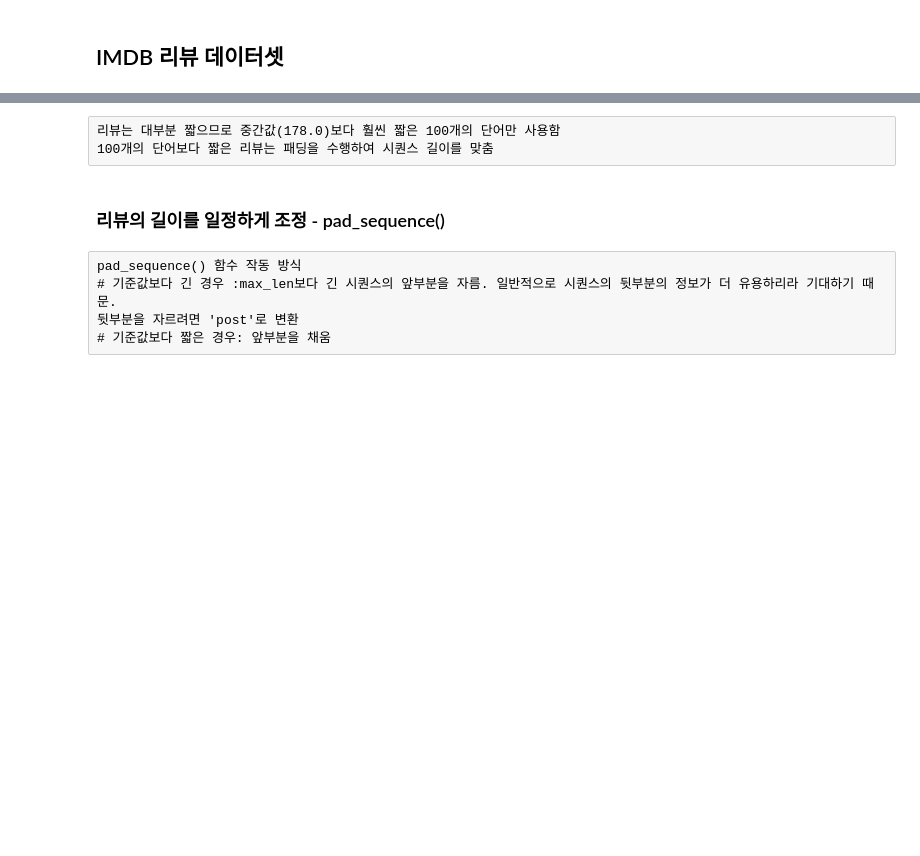
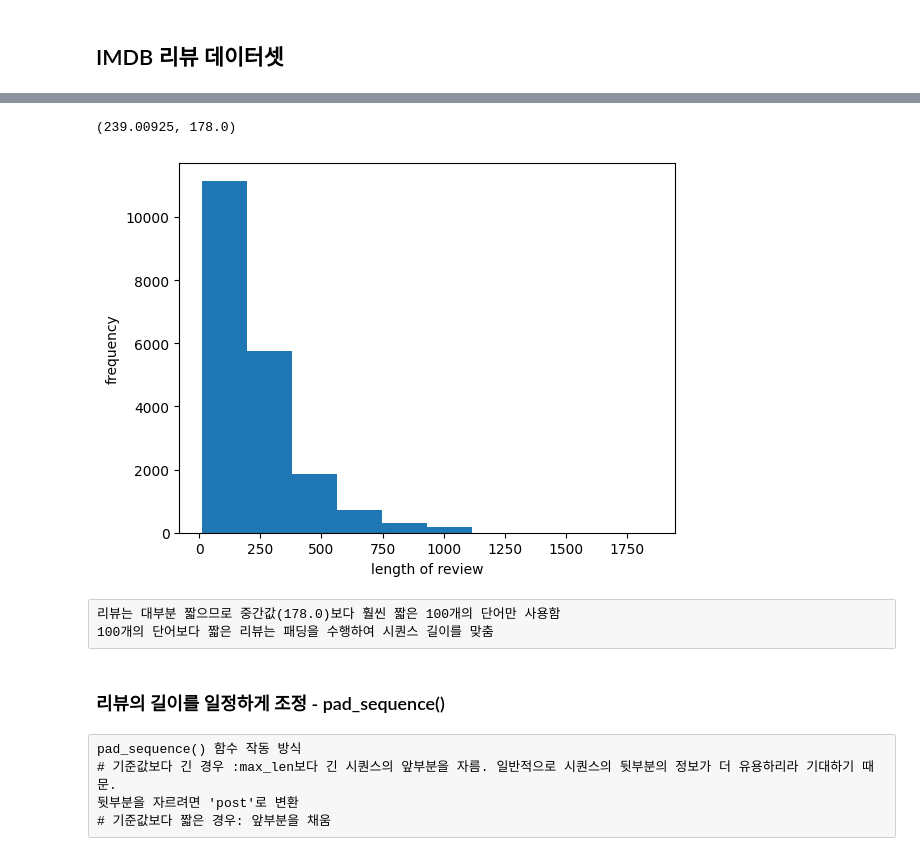
Before and after one commit to Minsoo0405/ML, a Jupyter notebook: DL_실습자료/320.0 [실습] RNN-IMDB_Onehot, Embedding,LSTM,GRU-배포용.ipynb, the cells around one changed output, grey strips where cells are left out. Cells and saved outputs as stored; diff of their text form; code cells hidden in the pictures; blank space fills up the shorter version.

```diff
--- a/DL_실습자료/320.0 [실습] RNN-IMDB_Onehot, Embedding,LSTM,GRU-배포용.ipynb
+++ b/DL_실습자료/320.0 [실습] RNN-IMDB_Onehot, Embedding,LSTM,GRU-배포용.ipynb
@@ -17,2 +22,8 @@ from tensorflow import keras
 # %% [markdown]
 ## IMDB 리뷰 데이터셋
+# %%
+# 빈도수가 가장 많은 500개 데이터만 로드하기
+from tensorflow.keras.datasets import imdb
+
+(train_input, train_target), (test_input, test_target) = imdb.load_data(
+    num_words=500)
@@ -31,2 +62,16 @@ from tensorflow import keras
+# %%
+# 훈련 세트와 검증 세트 분리
+from sklearn.model_selection import train_test_split
+
+X_train, X_val, y_train, y_val = train_test_split(train_input, train_target,
+                                                                     test_size=0.2,
+                                                                       random_state=42)
 # %%
 # 훈련 세트의 각 리뷰별 단어 길이 확인 및 평균 , 중간값 확인
+print(X_train.shape, X_val.shape)
+
+length = []
+for each in X_train:
+    length.append(len(each))
+
+length[:20]
@@ -33,5 +100,21 @@ from tensorflow import keras
+# %%
+#### 리스트 컨프리헨션으로 표현
+length = np.array([len(each) for each in X_train])
+length[:20]
 # %%
 # 리뷰 길이 데이터의 분포 확인
+np.mean(length), np.median(length)
+# %% [output]
+(239.00925, 178.0)
+# %%
+import matplotlib.pyplot as plt
+
+plt.hist(length)
+plt.xlabel('length of review')
+plt.ylabel('frequency')
+plt.show()
+# %% [output]
+[figure, added]
 # %% [raw]
 리뷰는 대부분 짧으므로 중간값(178.0)보다 훨씬 짧은 100개의 단어만 사용함
 100개의 단어보다 짧은 리뷰는 패딩을 수행하여 시퀀스 길이를 맞춤
```
Also changed, not shown: parts of 31 cells of this notebook.
